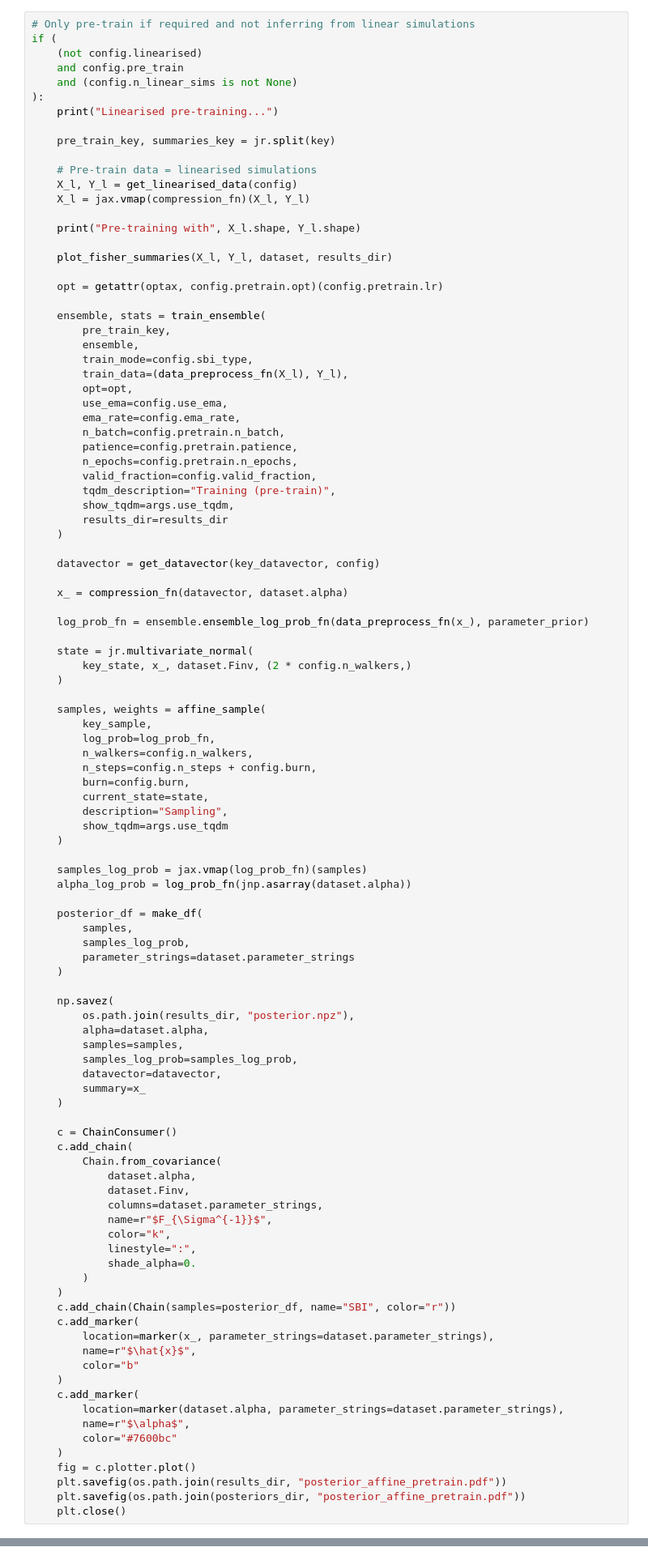
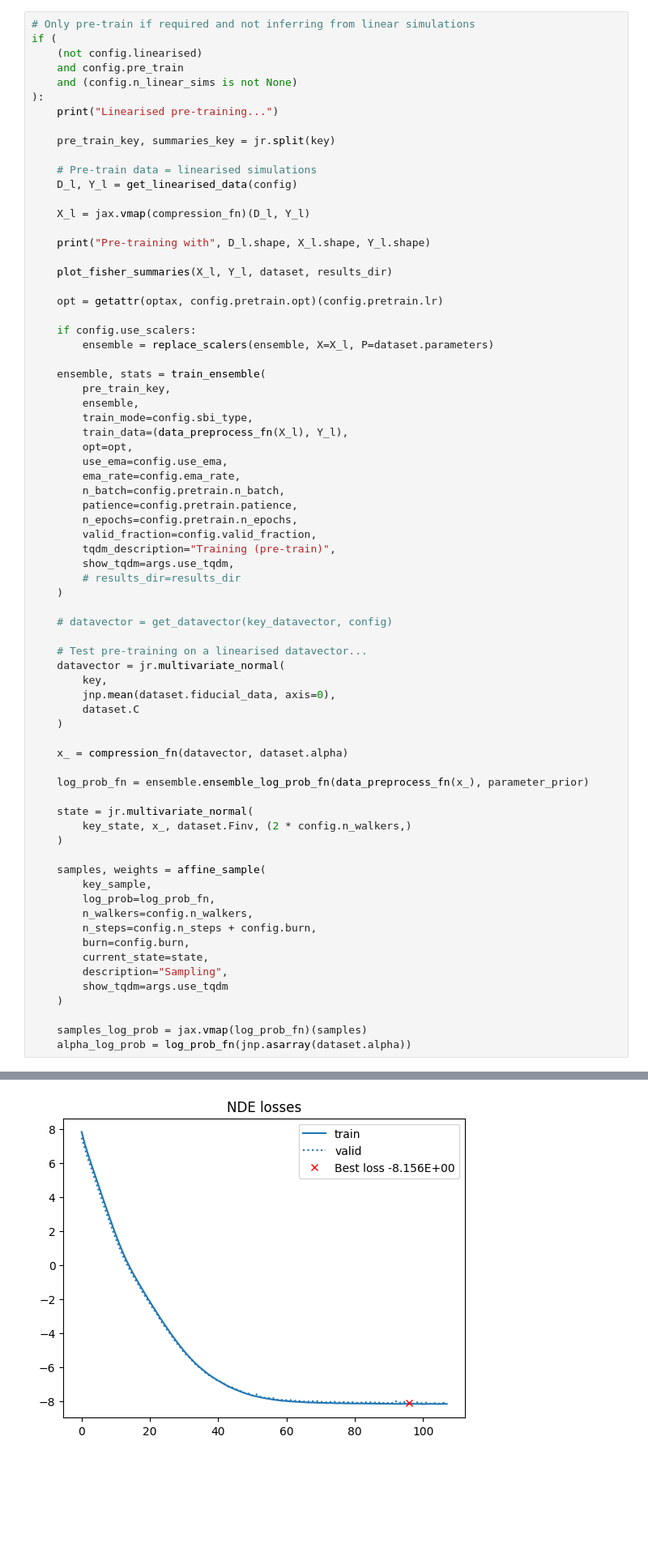
Before and after one commit to homerjed/sbiax, a Jupyter notebook: cumulants/cumulants_sbi.ipynb, the cells around one changed output, grey strips where cells are left out. Shown at 81% size. Drawn from its saved outputs; the diff is of its cells as text; blank space fills up the shorter version.

```diff
--- a/cumulants/cumulants_sbi.ipynb
+++ b/cumulants/cumulants_sbi.ipynb
@@ -153,14 +284,18 @@ if (
     pre_train_key, summaries_key = jr.split(key)
 
     # Pre-train data = linearised simulations
-    X_l, Y_l = get_linearised_data(config)
-    X_l = jax.vmap(compression_fn)(X_l, Y_l)
+    D_l, Y_l = get_linearised_data(config)
 
-    print("Pre-training with", X_l.shape, Y_l.shape)
+    X_l = jax.vmap(compression_fn)(D_l, Y_l)
+
+    print("Pre-training with", D_l.shape, X_l.shape, Y_l.shape)
 
     plot_fisher_summaries(X_l, Y_l, dataset, results_dir)
 
     opt = getattr(optax, config.pretrain.opt)(config.pretrain.lr)
+
+    if config.use_scalers:
+        ensemble = replace_scalers(ensemble, X=X_l, P=dataset.parameters)
 
     ensemble, stats = train_ensemble(
         pre_train_key,
@@ -176,10 +311,17 @@ if (
         valid_fraction=config.valid_fraction,
         tqdm_description="Training (pre-train)",
         show_tqdm=args.use_tqdm,
-        results_dir=results_dir
+        # results_dir=results_dir
     )
 
-    datavector = get_datavector(key_datavector, config)
+    # datavector = get_datavector(key_datavector, config)
+
+    # Test pre-training on a linearised datavector...
+    datavector = jr.multivariate_normal(
+        key,
+        jnp.mean(dataset.fiducial_data, axis=0),
+        dataset.C
+    )
 
     x_ = compression_fn(datavector, dataset.alpha)
 
@@ -202,46 +344,4 @@ if (
 
     samples_log_prob = jax.vmap(log_prob_fn)(samples)
     alpha_log_prob = log_prob_fn(jnp.asarray(dataset.alpha))
-
-    posterior_df = make_df(
-        samples,
-        samples_log_prob,
-        parameter_strings=dataset.parameter_strings
-    )
-
-    np.savez(
-        os.path.join(results_dir, "posterior.npz"),
-        alpha=dataset.alpha,
-        samples=samples,
-        samples_log_prob=samples_log_prob,
-        datavector=datavector,
-        summary=x_
-    )
-
-    c = ChainConsumer()
-    c.add_chain(
-        Chain.from_covariance(
-            dataset.alpha,
-            dataset.Finv,
-            columns=dataset.parameter_strings,
-            name=r"$F_{\Sigma^{-1}}$",
-            color="k",
-            linestyle=":",
-            shade_alpha=0.
-        )
-    )
-    c.add_chain(Chain(samples=posterior_df, name="SBI", color="r"))
-    c.add_marker(
-        location=marker(x_, parameter_strings=dataset.parameter_strings),
-        name=r"$\hat{x}$",
-        color="b"
-    )
-    c.add_marker(
-        location=marker(dataset.alpha, parameter_strings=dataset.parameter_strings),
-        name=r"$\alpha$",
-        color="#7600bc"
-    )
-    fig = c.plotter.plot()
-    plt.savefig(os.path.join(results_dir, "posterior_affine_pretrain.pdf"))
-    plt.savefig(os.path.join(posteriors_dir, "posterior_affine_pretrain.pdf"))
-    plt.close()
+# %% [output]
@@ -247,0 +353 @@ if (
+[figure, added]
```
Also changed, not shown: parts of 12 cells of this notebook, 6 other files.
